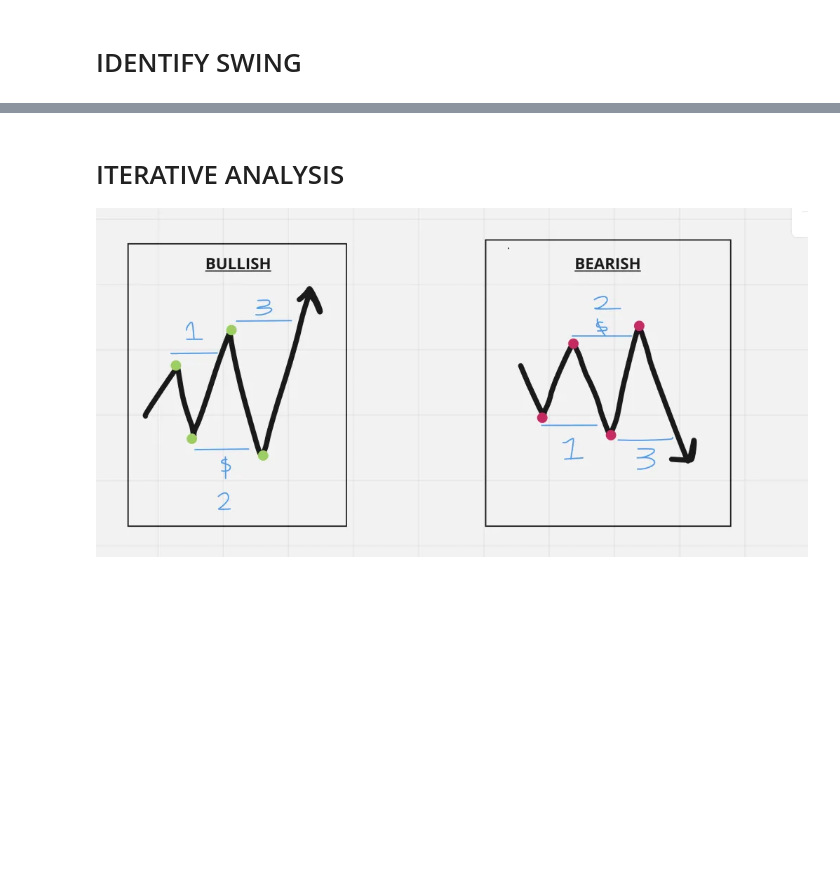
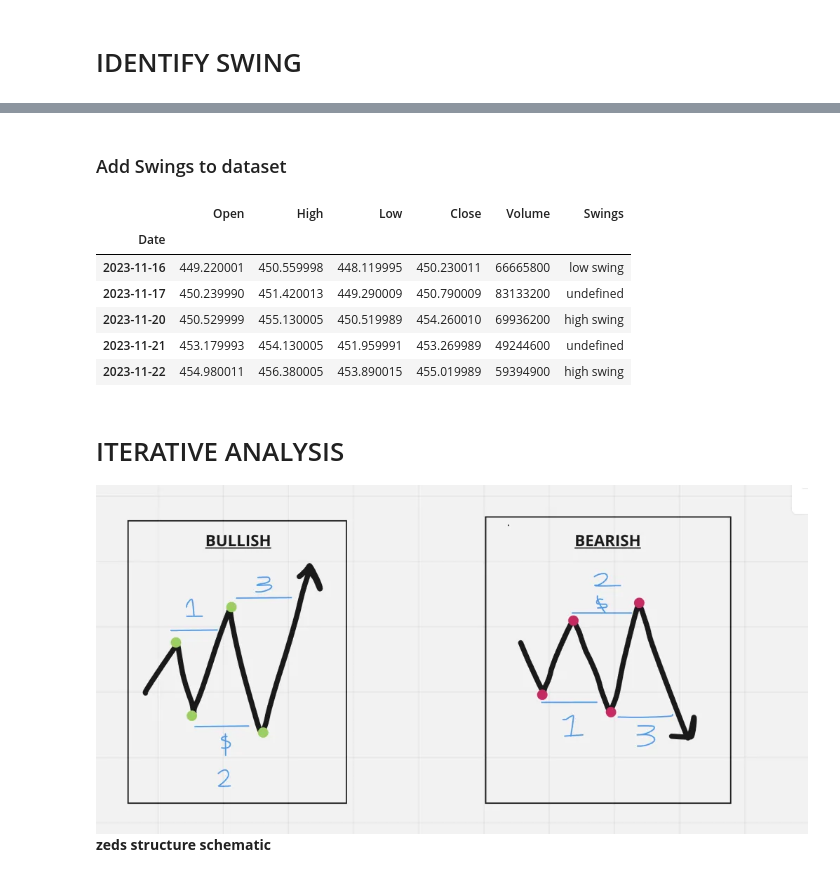
Before and after one commit to ItMeansBigMountain/Financial.Market.ML, a Jupyter notebook: box-candle.ipynb, the cells around one changed output, grey strips where cells are left out. Saved outputs shown, nothing was run; the diff lists cells and outputs as text; code cells hidden in the pictures; blank space fills up the shorter version.

```diff
--- a/box-candle.ipynb
+++ b/box-candle.ipynb
@@ -114,6 +127,30 @@ plt.show()
+# %% [markdown]
+### Add Swings to dataset
+# %%
+# Drop the first and last row of the DataFrame
+data = data.iloc[1:-1]
+
+# Verify the length match
+if len(data) == len(all_swing_labels):
+    # Assign all_swing_labels as a new column
+    data['Swings'] = all_swing_labels
+else:
+    print("Length mismatch: DataFrame and labels list do not have the same length.")
+
+data.tail(5)
+# %% [output]
+|  | Open | High | Low | Close | Volume | Swings |
+| Date |  |  |  |  |  |  |
+| 2023-11-16 | 449.220001 | 450.559998 | 448.119995 | 450.230011 | 66665800 | low swing |
+| 2023-11-17 | 450.239990 | 451.420013 | 449.290009 | 450.790009 | 83133200 | undefined |
+| 2023-11-20 | 450.529999 | 455.130005 | 450.519989 | 454.260010 | 69936200 | high swing |
+| 2023-11-21 | 453.179993 | 454.130005 | 451.959991 | 453.269989 | 49244600 | undefined |
+| 2023-11-22 | 454.980011 | 456.380005 | 453.890015 | 455.019989 | 59394900 | high swing |
 # %% [markdown]
 # ITERATIVE ANALYSIS
 ![image.png](attachment:image.png)
+<br/>
+__zeds structure schematic__
 # %%
 # ITERATIVE LOOK BACK x TICKS
 lookback_period = 4
```
Also changed, not shown: parts of 11 cells of this notebook, 1 other file.
